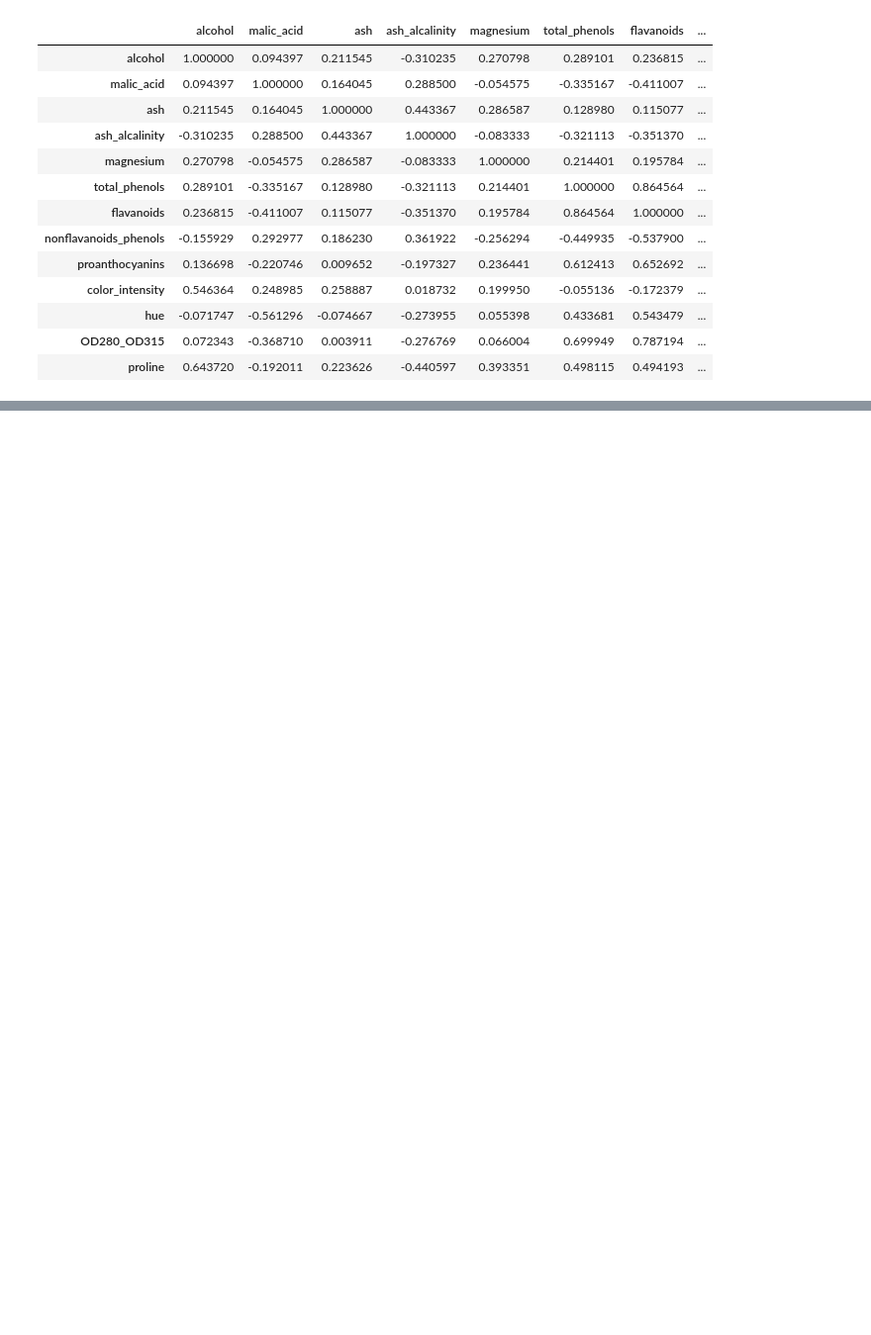
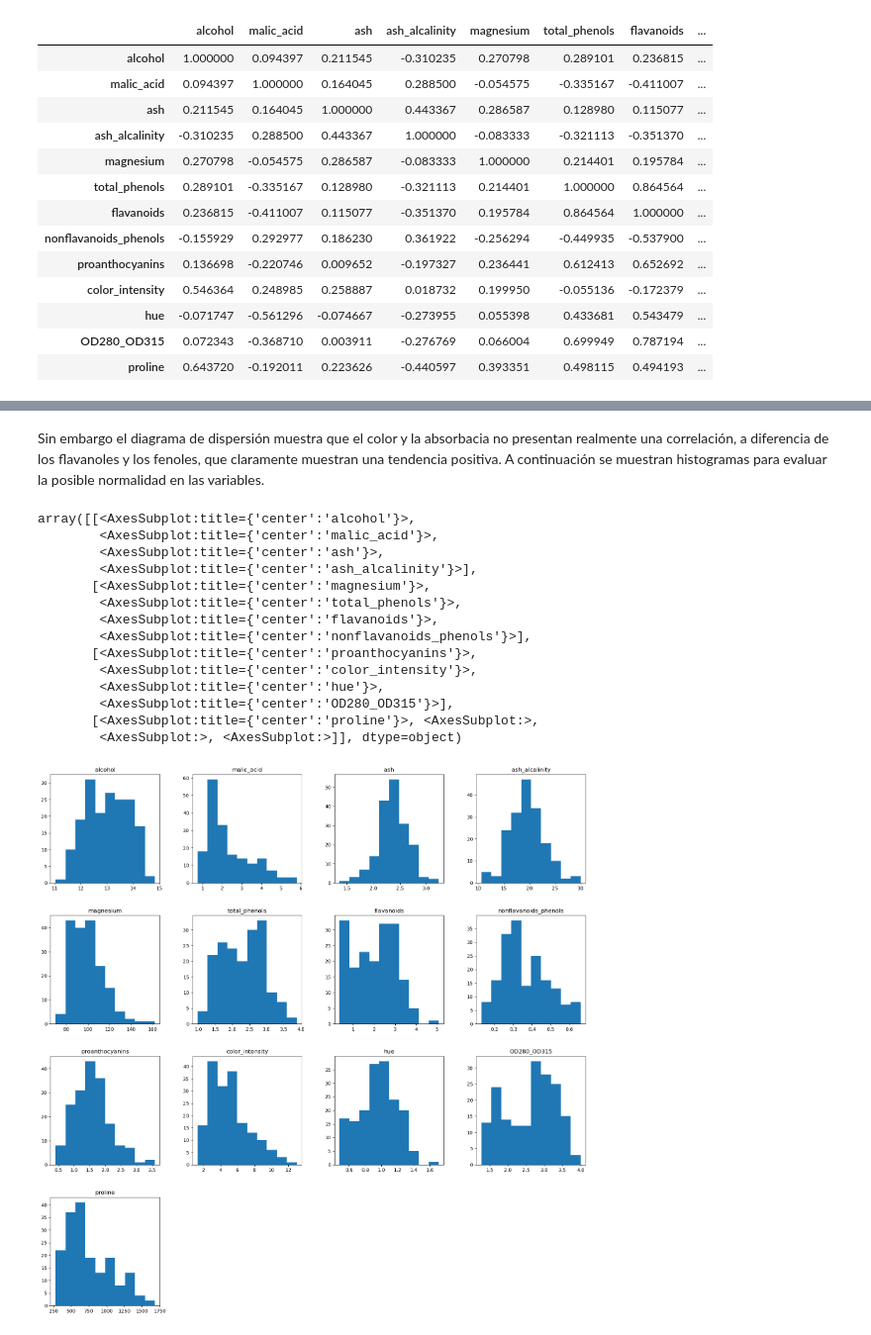
Before and after one commit to armandolezama/wine_analysis, a Jupyter notebook: sandbox.ipynb, the cells around one changed output, grey strips where cells are left out. Shown at 99% size. Saved outputs shown, nothing was run; the diff lists cells and outputs as text; code cells hidden in the pictures; blank space fills up the shorter version.

```diff
--- a/sandbox.ipynb
+++ b/sandbox.ipynb
@@ -103,0 +195,20 @@ sns.heatmap(x_wine.corr())
+# %% [markdown]
+Sin embargo el diagrama de dispersión muestra que el color y la absorbacia no presentan realmente una correlación, a diferencia de los flavanoles y los fenoles, que claramente muestran una tendencia positiva. A continuación se muestran histogramas para evaluar la posible normalidad en las variables.
+# %%
+x_wine.hist(figsize=(20, 20), grid=False)
+# %% [output]
+array([[<AxesSubplot:title={'center':'alcohol'}>,
+        <AxesSubplot:title={'center':'malic_acid'}>,
+        <AxesSubplot:title={'center':'ash'}>,
+        <AxesSubplot:title={'center':'ash_alcalinity'}>],
+       [<AxesSubplot:title={'center':'magnesium'}>,
+        <AxesSubplot:title={'center':'total_phenols'}>,
+        <AxesSubplot:title={'center':'flavanoids'}>,
+        <AxesSubplot:title={'center':'nonflavanoids_phenols'}>],
+       [<AxesSubplot:title={'center':'proanthocyanins'}>,
+        <AxesSubplot:title={'center':'color_intensity'}>,
+        <AxesSubplot:title={'center':'hue'}>,
+        <AxesSubplot:title={'center':'OD280_OD315'}>],
+       [<AxesSubplot:title={'center':'proline'}>, <AxesSubplot:>,
+        <AxesSubplot:>, <AxesSubplot:>]], dtype=object)
+[figure, added]
```
Also changed, not shown: parts of 33 cells of this notebook.
